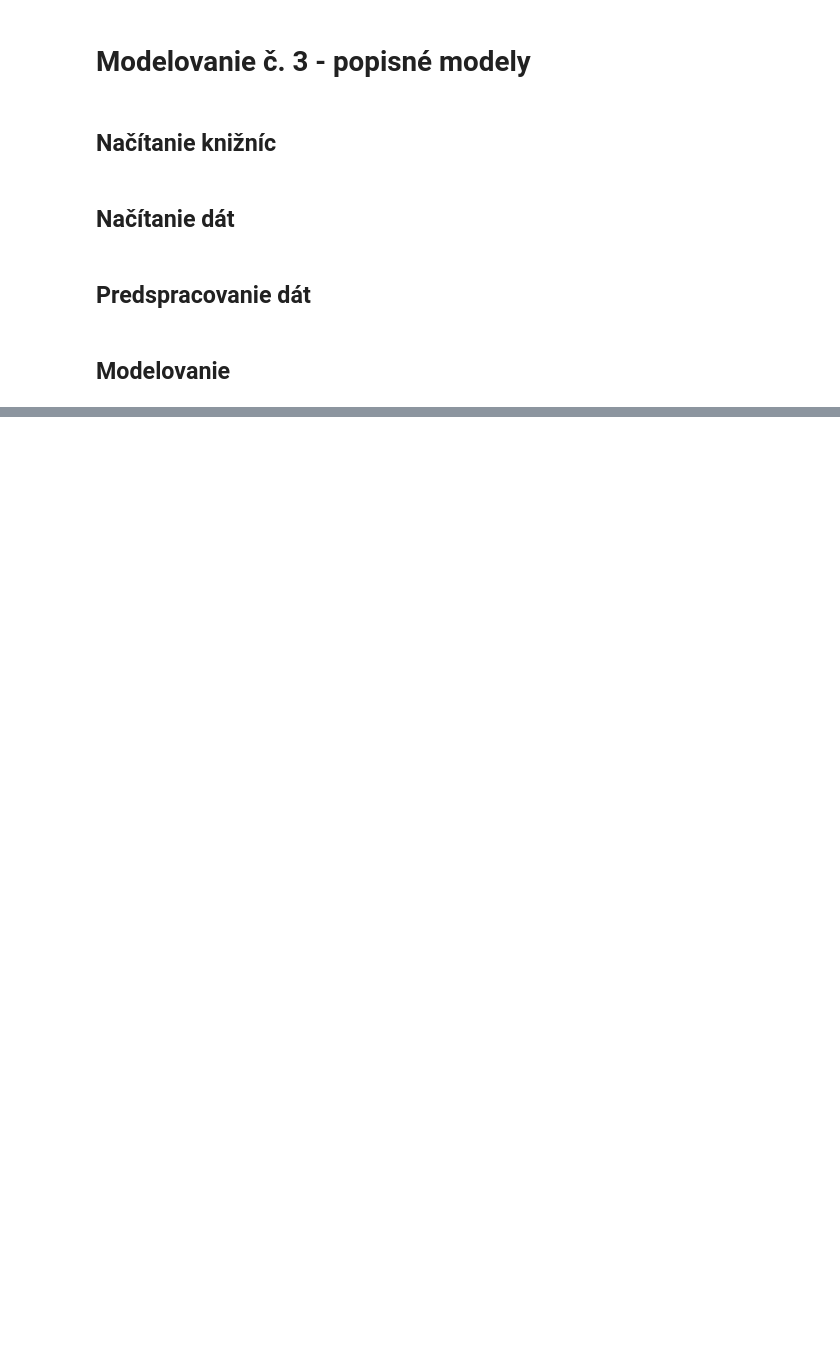
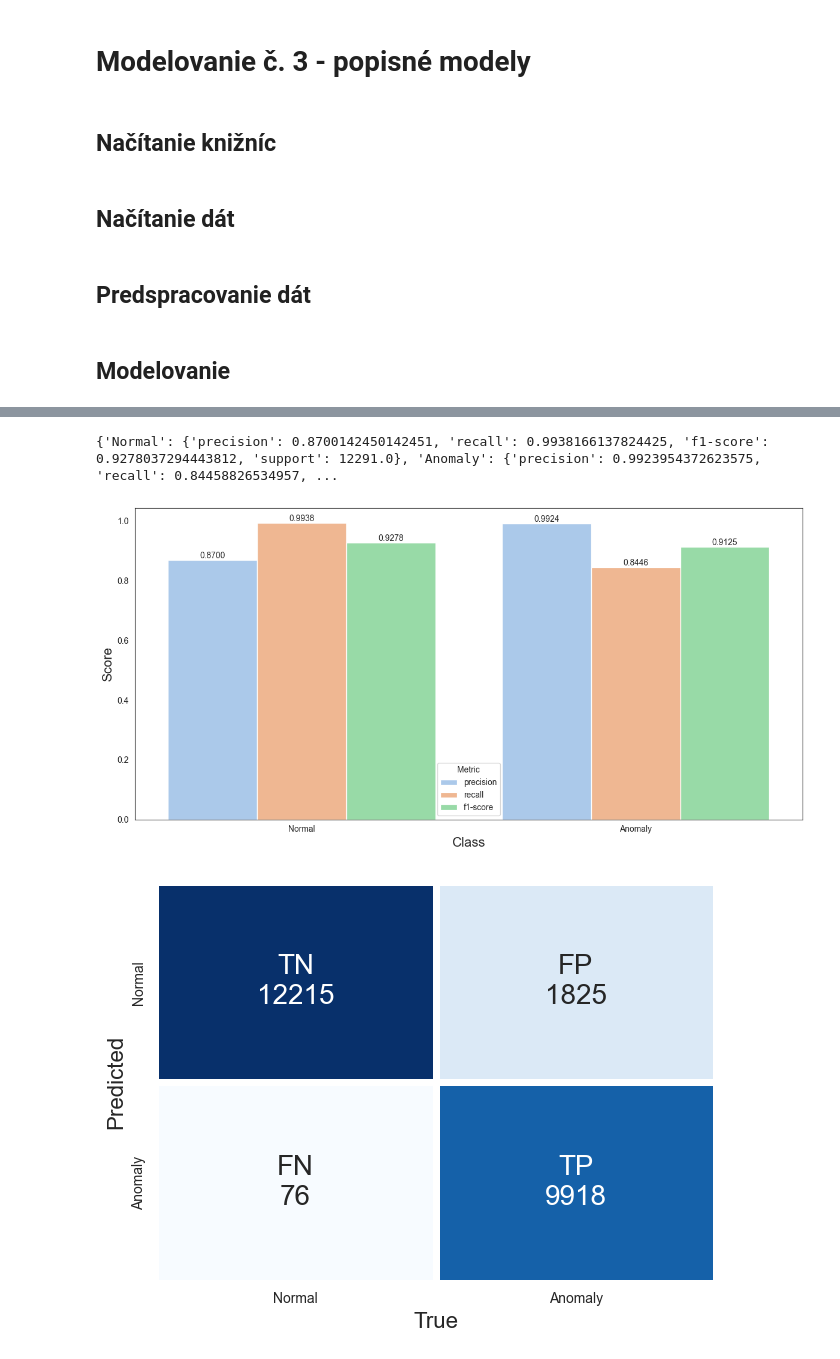
Before and after one commit to M4jkky/CRISP-DataMining, a Jupyter notebook: modeling_3.ipynb, the cells around one changed output, grey strips where cells are left out. Drawn from its saved outputs; the diff is of its cells as text; code cells hidden in the pictures; blank space fills up the shorter version.

```diff
--- a/modeling_3.ipynb
+++ b/modeling_3.ipynb
@@ -55,0 +61,46 @@ plt.show()
+# %%
+from sklearn.metrics import confusion_matrix, classification_report, accuracy_score
+import pandas as pd
+import seaborn as sns
+import matplotlib.pyplot as plt
+
+true_labels = data['class']
+predicted_labels = data['Is_Anomaly_PCA']
+target_names = ['Normal', 'Anomaly']
+
+cm = confusion_matrix(true_labels, predicted_labels).T
+tn, fp, fn, tp = cm.ravel()
+annot = [[f'TN\n{tn}', f'FP\n{fp}'], [f'FN\n{fn}', f'TP\n{tp}']]
+
+report = classification_report(true_labels, predicted_labels, target_names=target_names, output_dict=True)
+print(report)
+report_df = pd.DataFrame(report).transpose().reset_index()
+
+report_melted = report_df.melt(id_vars='index', value_vars=['precision', 'recall', 'f1-score'], var_name='metric', value_name='score')
+report_melted = report_melted[~report_melted['index'].isin(['macro avg', 'weighted avg', 'accuracy'])]
+
+plt.figure(figsize=(12, 6))
+ax = sns.barplot(x='index', y='score', hue='metric', data=report_melted, palette='pastel')
+
+for container in ax.containers:
+    ax.bar_label(container, fmt='%.4f')
+
+plt.xlabel('Class', fontsize=16)
+plt.ylabel('Score', fontsize=16)
+plt.legend(title='Metric')
+plt.tight_layout()
+#plt.savefig(f'pca_metrics.png', dpi=300)
+plt.show()
+
+
+sns.heatmap(cm, annot=annot, cmap='Blues', linewidths=5, fmt='', xticklabels=target_names, yticklabels=target_names,
+            cbar=False, annot_kws={'size': 20})
+plt.xlabel('True', fontsize=16)
+plt.ylabel('Predicted', fontsize=16)
+plt.tight_layout()
+#plt.savefig(f'pca_cm.png', dpi=300)
+plt.show()
+# %% [output]
+{'Normal': {'precision': 0.8700142450142451, 'recall': 0.9938166137824425, 'f1-score': 0.9278037294443812, 'support': 12291.0}, 'Anomaly': {'precision': 0.9923954372623575, 'recall': 0.84458826534957, ...
+[figure, added]
+[figure, added]
```
Also changed, not shown: parts of 7 cells of this notebook.
